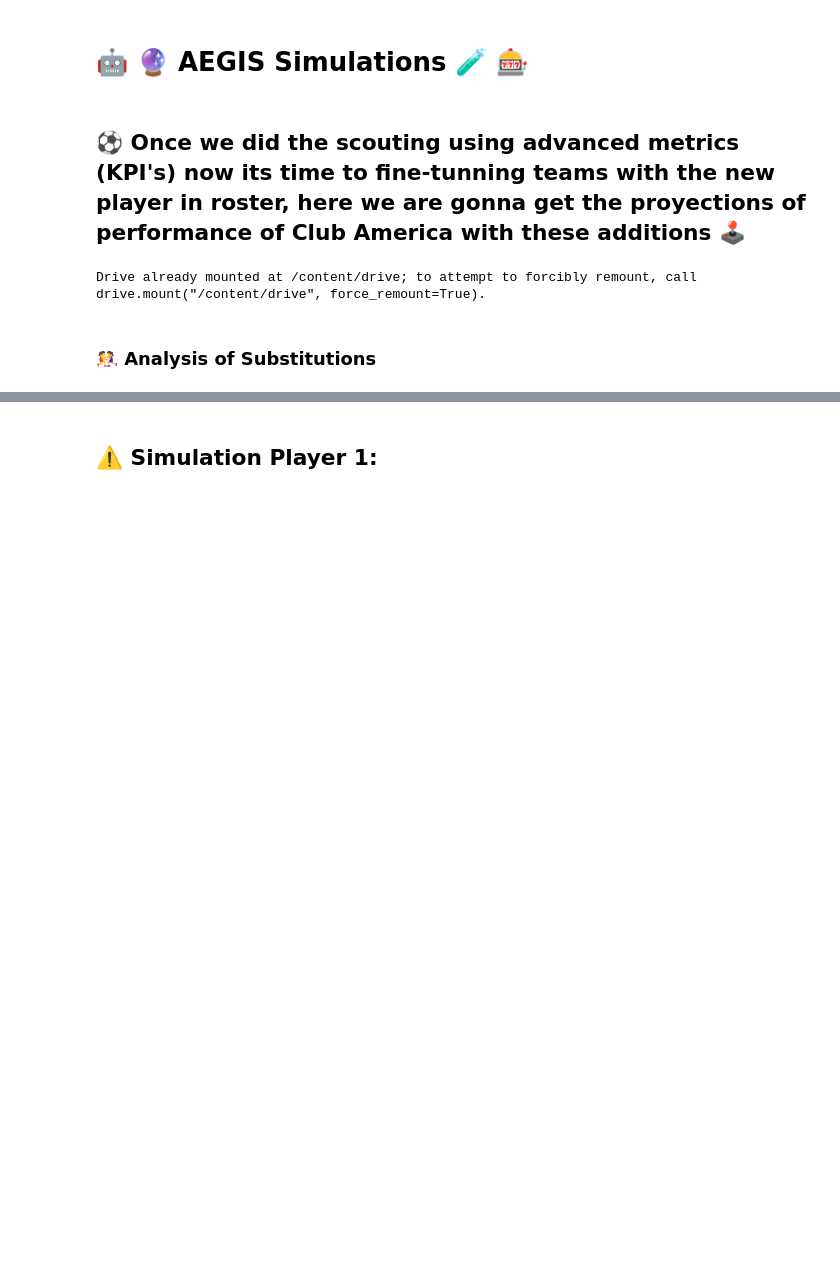
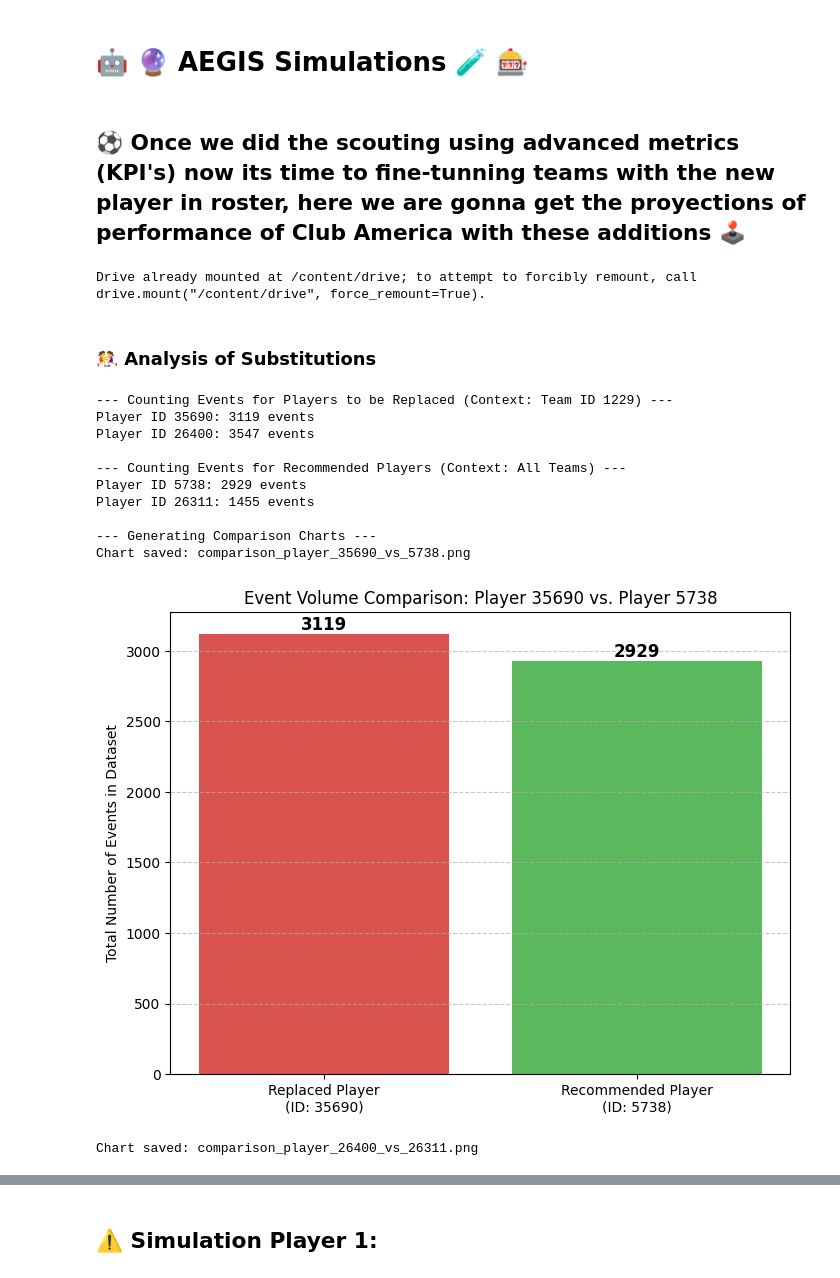
Before and after one commit to SLy-Precision/Player-Detection-and-Team-Performance-Prediction, a Jupyter notebook: 04_AEGIS_Simulations.ipynb, the cells around one changed output, grey strips where cells are left out. Drawn from its saved outputs; the diff is of its cells as text; code cells hidden in the pictures; blank space fills up the shorter version.

```diff
--- a/04_AEGIS_Simulations.ipynb
+++ b/04_AEGIS_Simulations.ipynb
@@ -61,0 +57,71 @@ array_replaced = []
+# %%
+array_recommendations = [5738,26311]
+array_replaced = [35690,26400]
+# %%
+# --- 2. DATA PREPARATION ---
+df_AEGIS_simulation['team_id'] = np.where(
+    df_AEGIS_simulation['IsHomeTeam'] == 1,
+    df_AEGIS_simulation['home_team_id'],
+    df_AEGIS_simulation['away_team_id']
+)
+
+
+# --- 3. ANALYSIS: COUNT EVENTS ---
+df_america = df_AEGIS_simulation[df_AEGIS_simulation['team_id'] == id_america]
+replaced_player_events = {}
+recommended_player_events = {}
+
+print(f"--- Counting Events for Players to be Replaced (Context: Team ID {id_america}) ---")
+for player_id in array_replaced:
+    count = df_america[df_america['playerId'] == player_id].shape[0]
+    replaced_player_events[player_id] = count
+    print(f"Player ID {player_id}: {count} events")
+
+print("\n--- Counting Events for Recommended Players (Context: All Teams) ---")
+for player_id in array_recommendations:
+    count = df_AEGIS_simulation[df_AEGIS_simulation['playerId'] == player_id].shape[0]
+    recommended_player_events[player_id] = count
+    print(f"Player ID {player_id}: {count} events")
+
+
+# --- 4. VISUALIZATION: GENERATE AND DISPLAY BAR CHARTS ---
+
+print("\n--- Generating Comparison Charts ---")
+for replaced_id, recommended_id in zip(array_replaced, array_recommendations):
+    replaced_count = replaced_player_events.get(replaced_id, 0)
+    recommended_count = recommended_player_events.get(recommended_id, 0)
+
+    players_labels = [f'Replaced Player\n(ID: {replaced_id})', f'Recommended Player\n(ID: {recommended_id})']
+    event_counts = [replaced_count, recommended_count]
+
+    plt.figure(figsize=(8, 6))
+    bars = plt.bar(players_labels, event_counts, color=['#d9534f', '#5cb85c'])
+
+    plt.ylabel('Total Number of Events in Dataset')
+    plt.title(f'Event Volume Comparison: Player {replaced_id} vs. Player {recommended_id}')
+    plt.grid(axis='y', linestyle='--', alpha=0.7)
+
+    for bar in bars:
+        yval = bar.get_height()
+        plt.text(bar.get_x() + bar.get_width()/2.0, yval, int(yval), va='bottom', ha='center', fontsize=12, fontweight='bold')
+
+    filename = f'comparison_player_{replaced_id}_vs_{recommended_id}.png'
+    plt.savefig(filename)
+    print(f"Chart saved: {filename}")
+
+    plt.show()
+
+    plt.close()
+# %% [output]
+--- Counting Events for Players to be Replaced (Context: Team ID 1229) ---
+Player ID 35690: 3119 events
+Player ID 26400: 3547 events
+
+--- Counting Events for Recommended Players (Context: All Teams) ---
+Player ID 5738: 2929 events
+Player ID 26311: 1455 events
+
+--- Generating Comparison Charts ---
+Chart saved: comparison_player_35690_vs_5738.png
+[figure, added]
+Chart saved: comparison_player_26400_vs_26311.png
```
Also changed, not shown: parts of 3 cells of this notebook.
